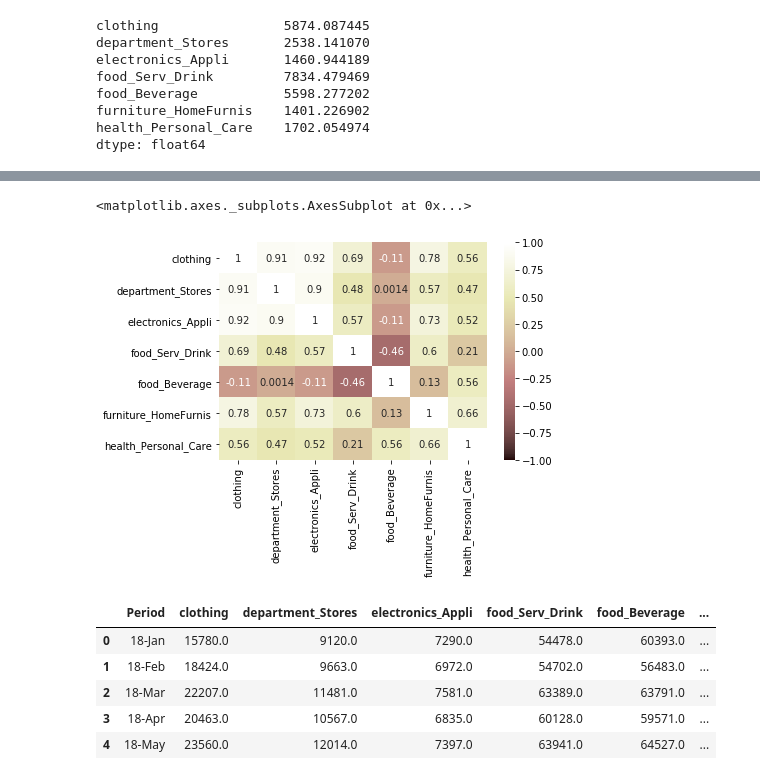
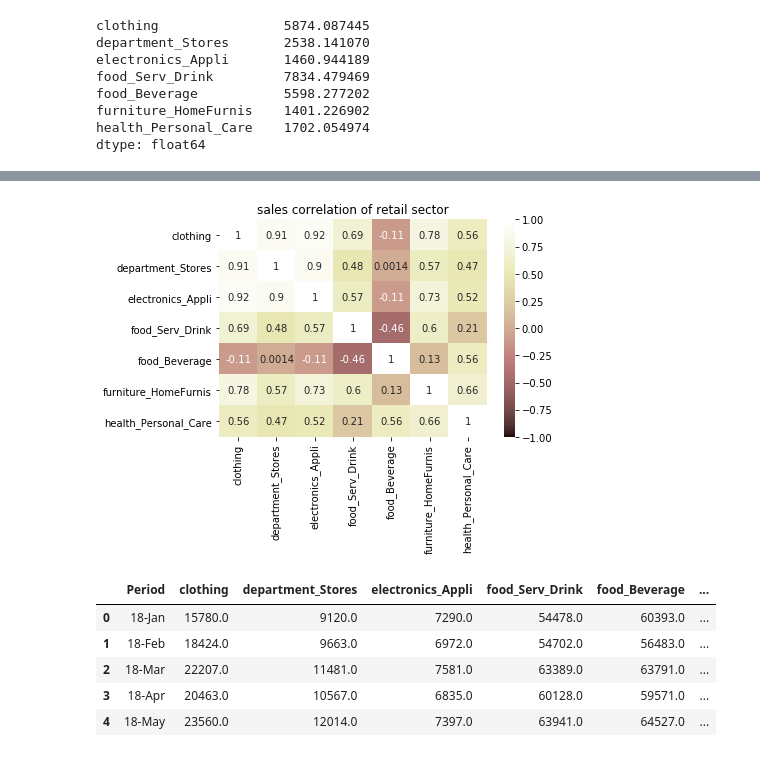
Before and after one commit to Billieo/pandemic_pandas, a Jupyter notebook: notebooks/Billie.ipynb, the cells around one changed output, grey strips where cells are left out. Saved outputs shown, nothing was run; the diff lists cells and outputs as text; code cells hidden in the pictures.

```diff
--- a/notebooks/Billie.ipynb
+++ b/notebooks/Billie.ipynb
@@ -146,10 +146,12 @@ correlation
 | furniture_HomeFurnis | 0.777549 | 0.567544 | 0.725932 | 0.598422 | 0.127640 | 1.000000 | ... |
 | health_Personal_Care | 0.556032 | 0.471753 | 0.522094 | 0.214908 | 0.555788 | 0.657940 | ... |
 # %%
+ax = plt.axes()
 sns.heatmap(correlation, vmin=-1, vmax=1, annot=True, cmap="pink")
+ax.set_title('sales correlation of retail sector')
+plt.savefig('Matplotlib_save_plot.png')
 # %% [output]
-<matplotlib.axes._subplots.AxesSubplot at 0x...>
-[figure, old version]
+[figure, new version]
 # %%
 Pre_pamdemic_df =retail_combined_df.reset_index()
 Pre_pamdemic_df.head()
```
Also changed, not shown: parts of 3 cells of this notebook, 5 other files.
